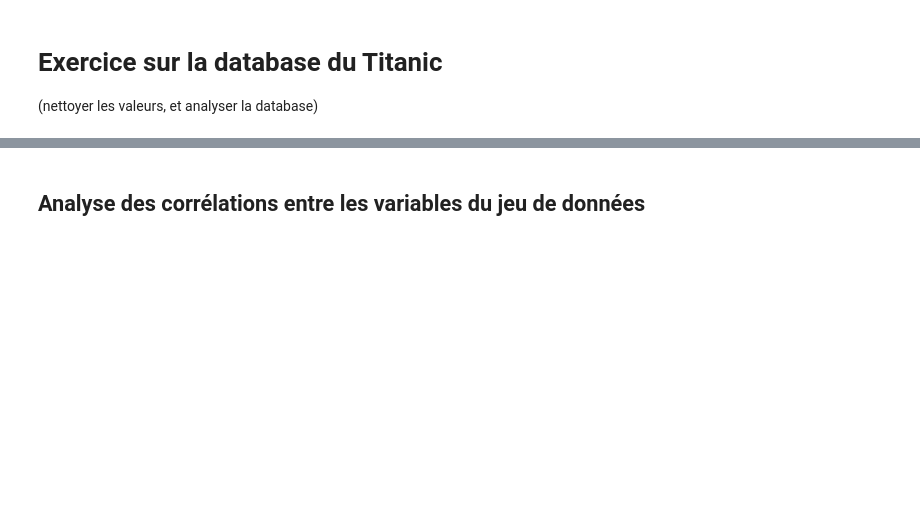
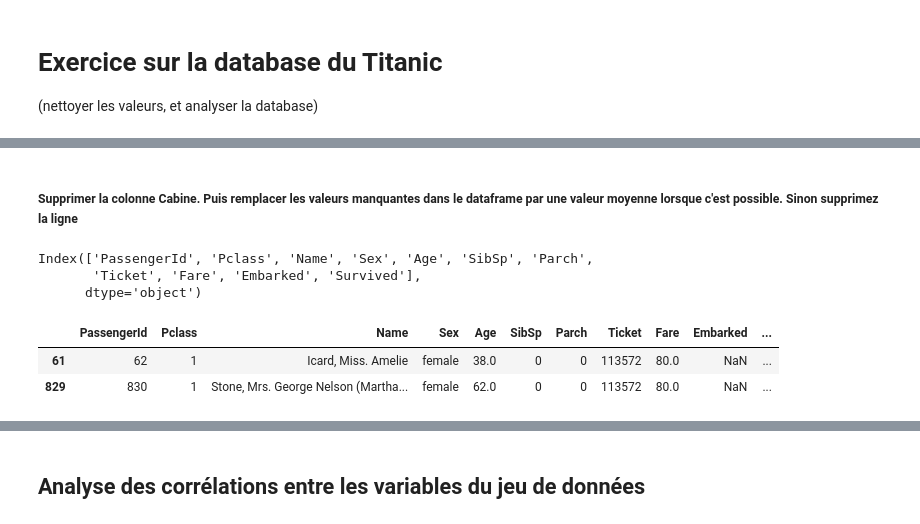
Before and after one commit to Centrale-IA/Formations-2022-2023, a Jupyter notebook: 04-Pandas/Forma_pandas.ipynb, the cells around one changed output, grey strips where cells are left out. Saved outputs shown, nothing was run; the diff lists cells and outputs as text; code cells hidden in the pictures; blank space fills up the shorter version.

```diff
--- a/04-Pandas/Forma_pandas.ipynb
+++ b/04-Pandas/Forma_pandas.ipynb
@@ -1086,0 +2123,17 @@ df['Credit amount'].sum()
+# %% [markdown]
+##### Supprimer la colonne Cabine. Puis remplacer les valeurs manquantes dans le dataframe par une valeur moyenne lorsque c'est possible. Sinon supprimez la ligne
+# %%
+df = df.drop(['Cabin'], axis=1)
+df.columns
+# %% [output]
+Index(['PassengerId', 'Pclass', 'Name', 'Sex', 'Age', 'SibSp', 'Parch',
+       'Ticket', 'Fare', 'Embarked', 'Survived'],
+      dtype='object')
+# %%
+df['Age'] = df['Age'].fillna(df['Age'].mean())
+# %%
+df[df.isna().values]
+# %% [output]
+|  | PassengerId | Pclass | Name | Sex | Age | SibSp | Parch | Ticket | Fare | Embarked | ... |
+| 61 | 62 | 1 | Icard, Miss. Amelie | female | 38.0 | 0 | 0 | 113572 | 80.0 | NaN | ... |
+| 829 | 830 | 1 | Stone, Mrs. George Nelson (Martha... | female | 62.0 | 0 | 0 | 113572 | 80.0 | NaN | ... |
```
Also changed, not shown: parts of 137 cells of this notebook, 2 other files.
